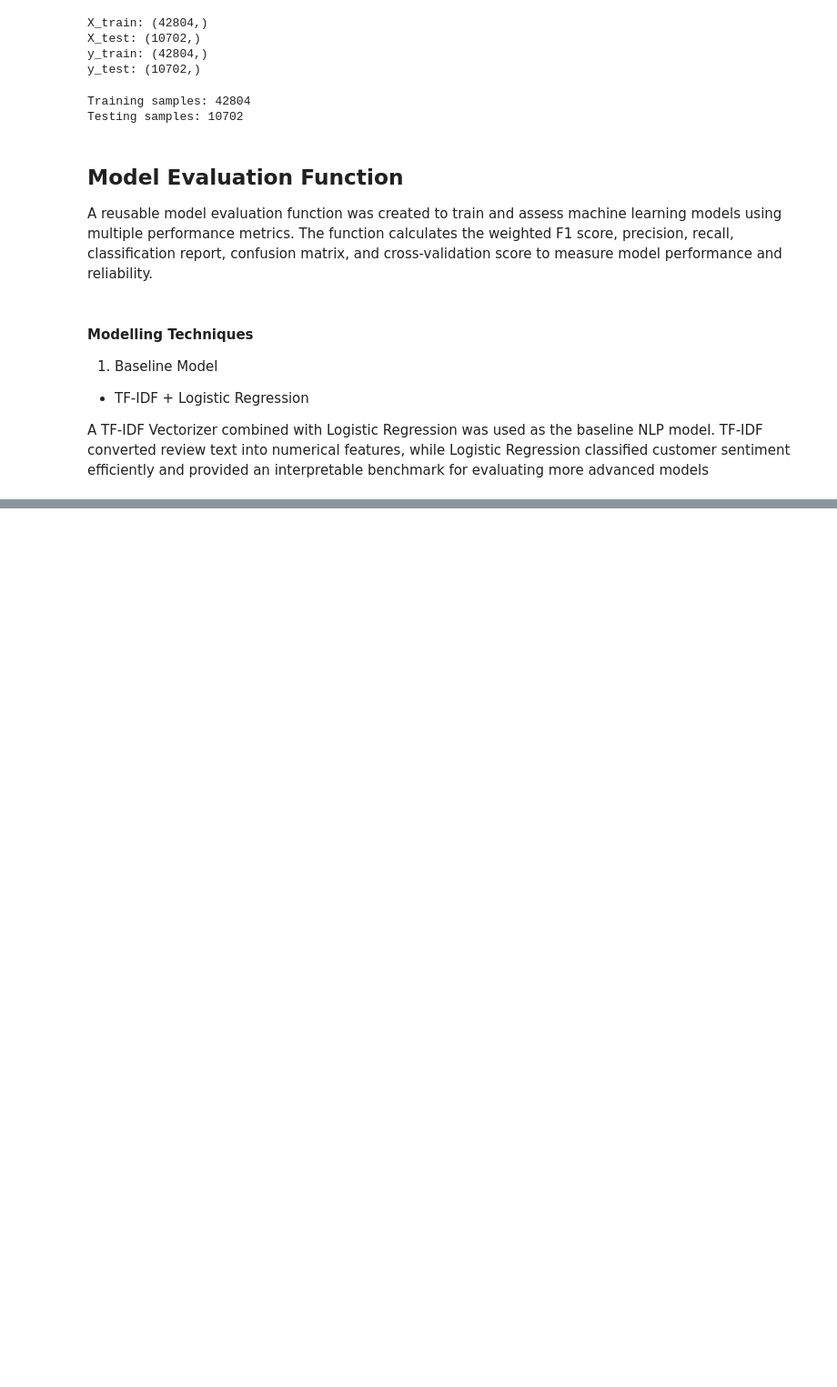
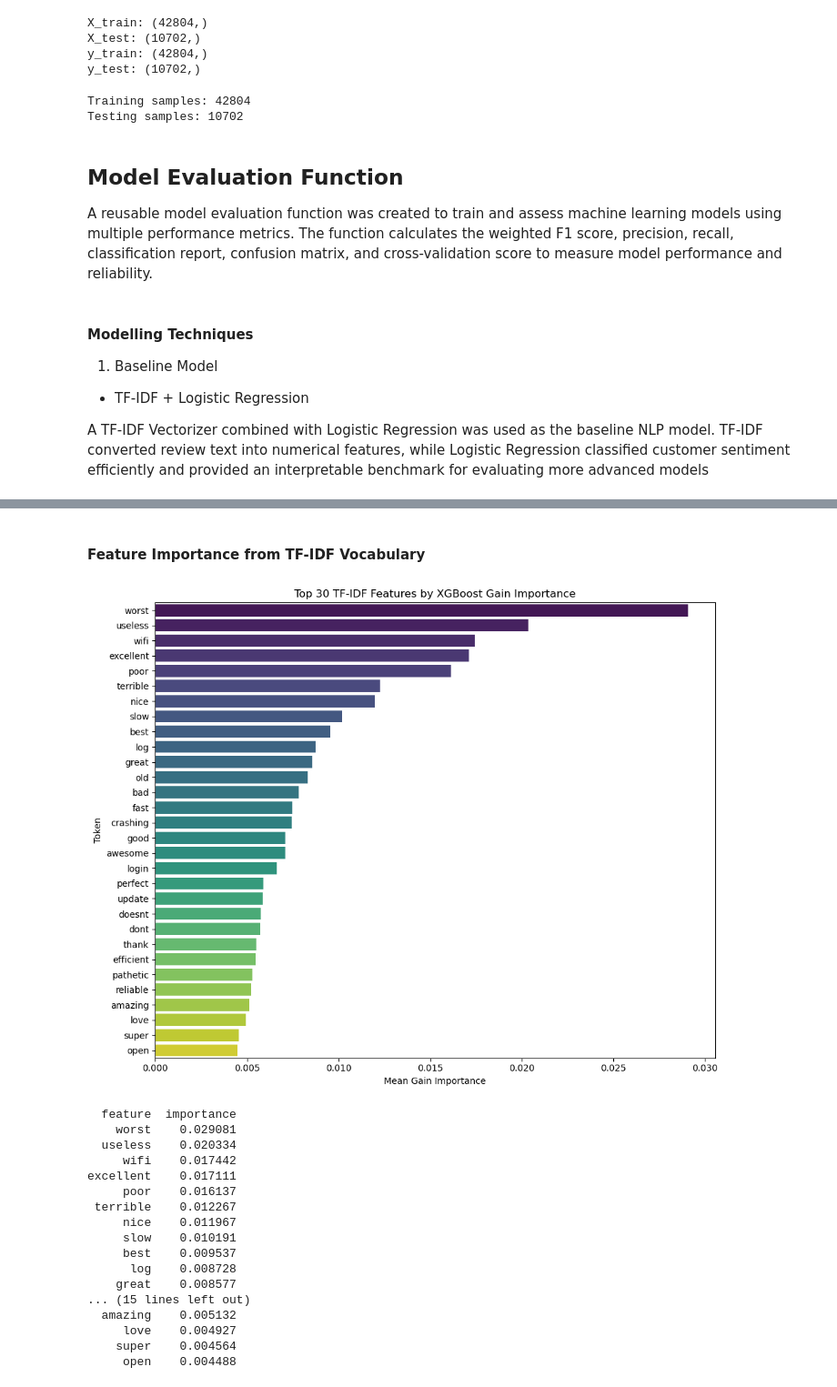
Before and after one commit to chepbree/Pesa-Salama-Classifier, a Jupyter notebook: notebooks/05.modelling.ipynb, the cells around one changed output, grey strips where cells are left out. Shown at 91% size. Drawn from its saved outputs; the diff is of its cells as text; code cells hidden in the pictures; blank space fills up the shorter version.

```diff
--- a/notebooks/05.modelling.ipynb
+++ b/notebooks/05.modelling.ipynb
@@ -305,0 +343,19 @@ weighted avg       0.81      0.85      0.82     10702
+# %%
+param_dist = {
+    # TF-IDF
+    "tfidf__max_features": [3000, 5000, 8000, 10000],
+    "tfidf__ngram_range":  [(1, 1), (1, 2), (1, 3)],
+    "tfidf__sublinear_tf": [True, False],
+    "tfidf__min_df":       [1, 2, 3],
+
+    # XGBoost
+    "xgb__n_estimators":   randint(100, 400),
+    "xgb__max_depth":      randint(3, 10),
+    "xgb__learning_rate":  uniform(0.01, 0.3),
+    "xgb__subsample":      uniform(0.6, 1.0),          # 0.6 – 1.0
+    "xgb__colsample_bytree": uniform(0.6, 1.0),        # 0.6 – 1.0
+    "xgb__reg_alpha":      uniform(0, 1),              # L1
+    "xgb__reg_lambda":     uniform(0.5, 2),            # L2
+    "xgb__min_child_weight": randint(1, 10),
+    "xgb__gamma":          uniform(0, 0.5),
+}
@@ -305,0 +434,56 @@ weighted avg       0.81      0.85      0.82     10702
+# %% [markdown]
+#### Feature Importance from TF-IDF Vocabulary
+# %%
+# Extract fitted components
+best_pipeline = search.best_estimator_
+tfidf_fitted  = best_pipeline.named_steps["tfidf"]
+xgb_fitted    = best_pipeline.named_steps["xgb"]
+
+# Feature names from TF-IDF vocabulary
+feature_names = np.array(tfidf_fitted.get_feature_names_out())
+
+# XGBoost native feature importances (gain-based)
+importances   = xgb_fitted.feature_importances_
+
+# Top-30 by gain
+top_n   = 30
+top_idx = np.argsort(importances)[::-1][:top_n]
+
+top_features = pd.DataFrame({
+    "feature":    feature_names[top_idx],
+    "importance": importances[top_idx]
+})
+
+# Plot
+plt.figure(figsize=(10, 8))
+sns.barplot(
+    data=top_features,
+    x="importance", y="feature",
+    palette="viridis"
+)
+plt.title(f"Top {top_n} TF-IDF Features by XGBoost Gain Importance")
+plt.xlabel("Mean Gain Importance")
+plt.ylabel("Token")
+plt.tight_layout()
+plt.show()
+
+print(top_features.to_string(index=False))
+# %% [output]
+[figure, added]
+  feature  importance
+    worst    0.029081
+  useless    0.020334
+     wifi    0.017442
+excellent    0.017111
+     poor    0.016137
+ terrible    0.012267
+     nice    0.011967
+     slow    0.010191
+     best    0.009537
+      log    0.008728
+    great    0.008577
+... (15 lines left out)
+  amazing    0.005132
+     love    0.004927
+    super    0.004564
+     open    0.004488
```
Also changed, not shown: parts of 31 cells of this notebook.
